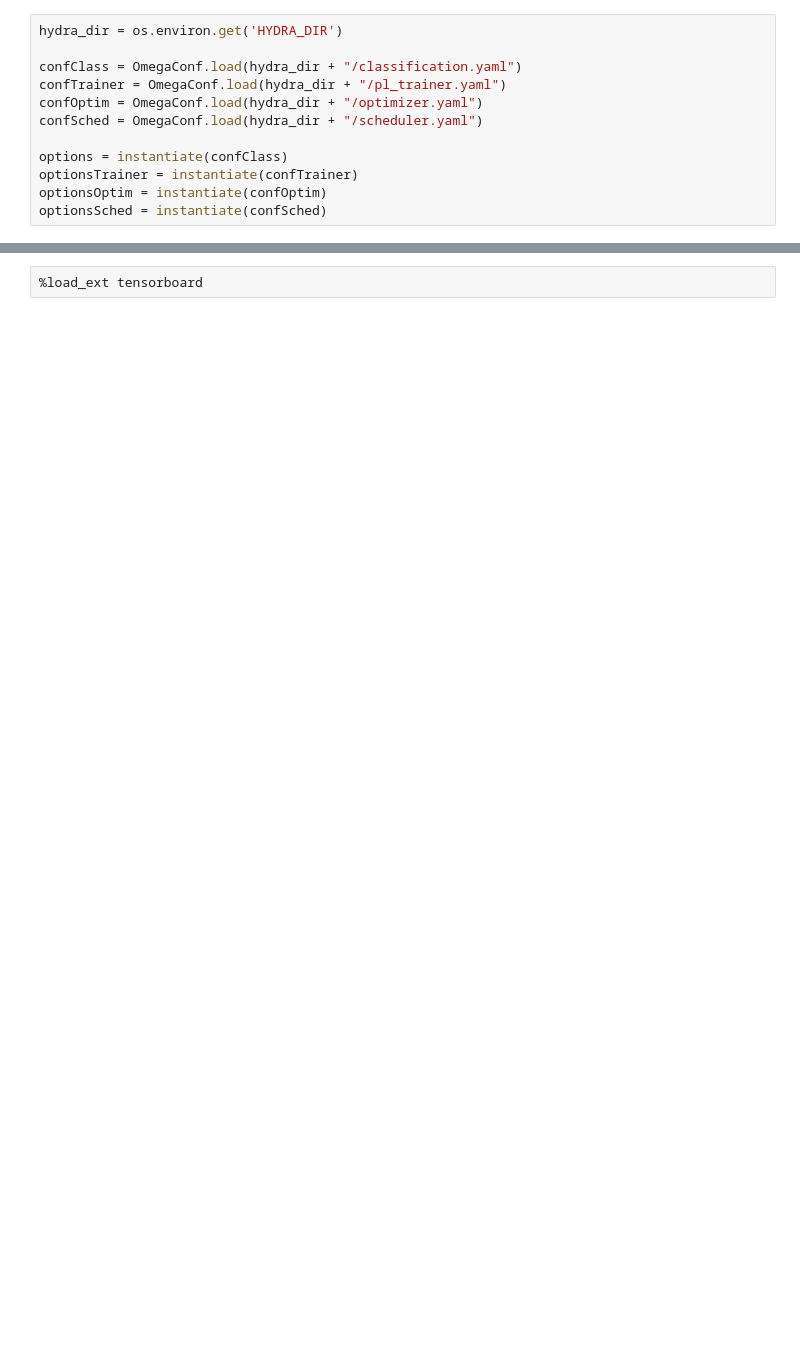
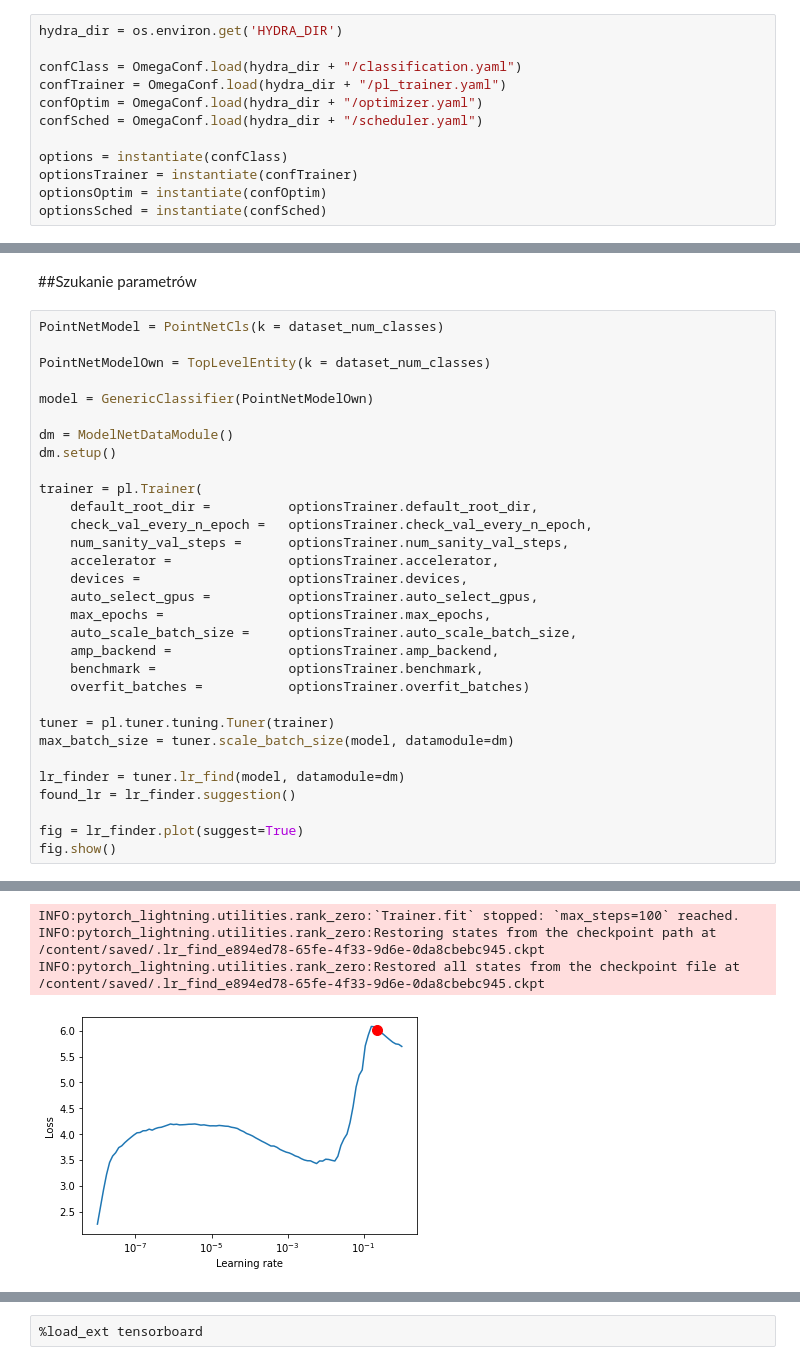
Before and after one commit to wojtekbrodowski/gsn-pointnet, a Jupyter notebook: GSN_PointNet.ipynb, the cells around one changed output, grey strips where cells are left out. Saved outputs shown, nothing was run; the diff lists cells and outputs as text; blank space fills up the shorter version.

```diff
--- a/GSN_PointNet.ipynb
+++ b/GSN_PointNet.ipynb
@@ -640,0 +766,34 @@ INFO:pytorch_lightning.callbacks.model_summary:
+# %% [markdown]
+##Szukanie parametrów
+# %%
+PointNetModel = PointNetCls(k = dataset_num_classes)
+
+PointNetModelOwn = TopLevelEntity(k = dataset_num_classes)
+
+model = GenericClassifier(PointNetModelOwn)
+
+dm = ModelNetDataModule()
+dm.setup()
+
+trainer = pl.Trainer(
+    default_root_dir =          optionsTrainer.default_root_dir,
+    check_val_every_n_epoch =   optionsTrainer.check_val_every_n_epoch,
+    num_sanity_val_steps =      optionsTrainer.num_sanity_val_steps,
+    accelerator =               optionsTrainer.accelerator,
+    devices =                   optionsTrainer.devices,
+    auto_select_gpus =          optionsTrainer.auto_select_gpus,
+    max_epochs =                optionsTrainer.max_epochs,
+    auto_scale_batch_size =     optionsTrainer.auto_scale_batch_size,
+    amp_backend =               optionsTrainer.amp_backend,
+    benchmark =                 optionsTrainer.benchmark,
+    overfit_batches =           optionsTrainer.overfit_batches)
+
+tuner = pl.tuner.tuning.Tuner(trainer)
+max_batch_size = tuner.scale_batch_size(model, datamodule=dm)
+
+lr_finder = tuner.lr_find(model, datamodule=dm)
+found_lr = lr_finder.suggestion()
+
+fig = lr_finder.plot(suggest=True)
+fig.show()
+# %% [output]
@@ -640,0 +817,4 @@ INFO:pytorch_lightning.callbacks.model_summary:
+INFO:pytorch_lightning.utilities.rank_zero:`Trainer.fit` stopped: `max_steps=100` reached.
+INFO:pytorch_lightning.utilities.rank_zero:Restoring states from the checkpoint path at /content/saved/.lr_find_e894ed78-65fe-4f33-9d6e-0da8cbebc945.ckpt
+INFO:pytorch_lightning.utilities.rank_zero:Restored all states from the checkpoint file at /content/saved/.lr_find_e894ed78-65fe-4f33-9d6e-0da8cbebc945.ckpt
+[figure, added]
```
Also changed, not shown: parts of 67 cells of this notebook.
